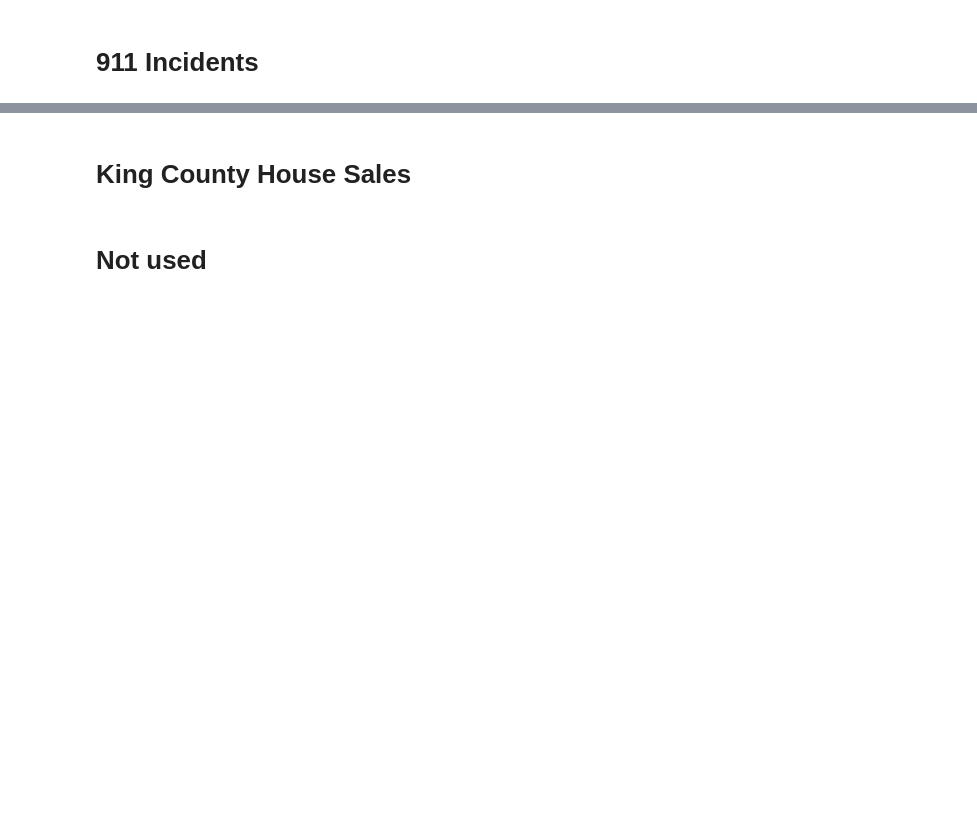
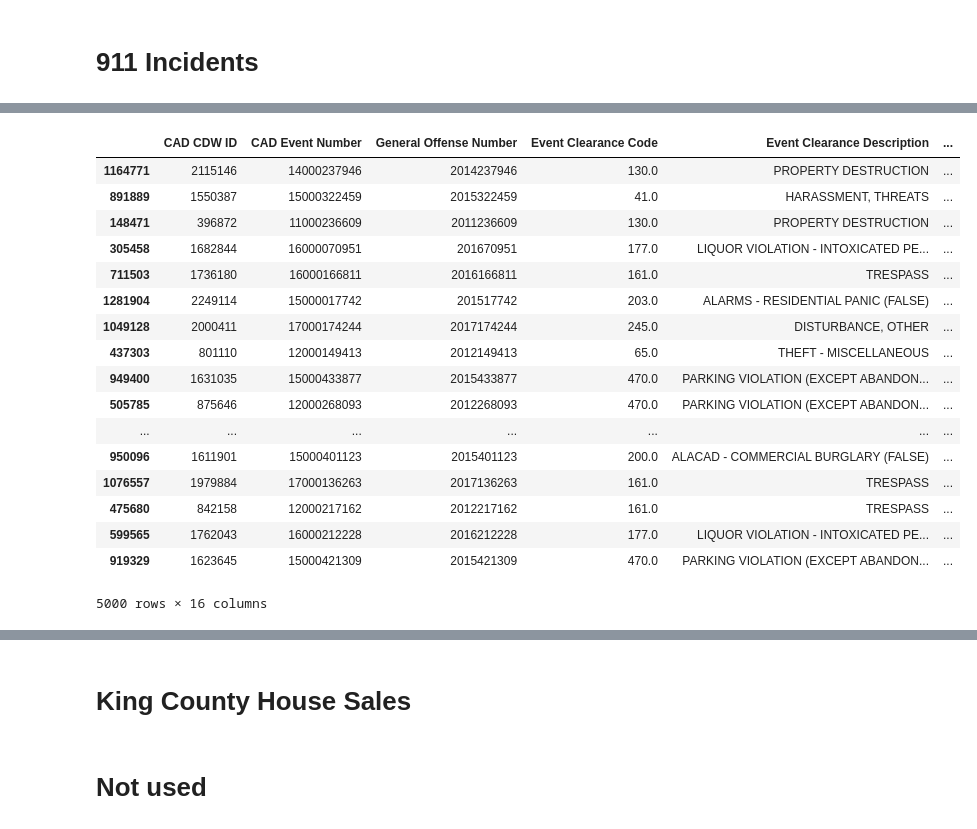
Before and after one commit to samchaaa/gentrification, a Jupyter notebook: gentrification.ipynb, the cells around one changed output, grey strips where cells are left out. Cells and saved outputs as stored; diff of their text form; code cells hidden in the pictures; blank space fills up the shorter version.

```diff
--- a/gentrification.ipynb
+++ b/gentrification.ipynb
@@ -119,29 +111,3 @@ Loading BokehJS ...
-# %%
-p = figure(x_range=(-13630000, -13610000), y_range=(6038000, 6046000),
-           x_axis_type="mercator", y_axis_type="mercator")
-p.add_tile(CARTODBPOSITRON_RETINA)
-
-colors_dict = {2014: '#008000', 2015: '#FF0000'}
-
-for year in data['year'].unique():
-
-    coords = data.loc[data['year'] == year, ['price', 'lat', 'long']]
-    coords['merc'] = coords.apply(lambda x: coords_to_plot(x['lat'], x['long']), axis=1).values
-
-    for coord in coords.index[:500]:
-
-        x, y, price = coords.loc[coord]['merc'][0], coords.loc[coord]['merc'][1], coords.loc[coord]['price']
-
-        p.circle(x = x,
-                 y = y,
-                 size=price/100000,
-                 fill_alpha=.2,
-                 line_color = colors_dict[year],
-                 fill_color = colors_dict[year]
-                )
-
-output_notebook()
-show(p)
 # %% [markdown]
 # SPD Reports
 # %%
@@ -180,0 +204,23 @@ print(data.isnull().sum())
+# %%
+data['year'] = data['Event Clearance Date'].apply(lambda x: x.year)
+# %%
+data
+# %% [output]
+|  | CAD CDW ID | CAD Event Number | General Offense Number | Event Clearance Code | Event Clearance Description | ... |
+| 1164771 | 2115146 | 14000237946 | 2014237946 | 130.0 | PROPERTY DESTRUCTION | ... |
+| 891889 | 1550387 | 15000322459 | 2015322459 | 41.0 | HARASSMENT, THREATS | ... |
+| 148471 | 396872 | 11000236609 | 2011236609 | 130.0 | PROPERTY DESTRUCTION | ... |
+| 305458 | 1682844 | 16000070951 | 201670951 | 177.0 | LIQUOR VIOLATION - INTOXICATED PE... | ... |
+| 711503 | 1736180 | 16000166811 | 2016166811 | 161.0 | TRESPASS | ... |
+| 1281904 | 2249114 | 15000017742 | 201517742 | 203.0 | ALARMS - RESIDENTIAL PANIC (FALSE) | ... |
+| 1049128 | 2000411 | 17000174244 | 2017174244 | 245.0 | DISTURBANCE, OTHER | ... |
+| 437303 | 801110 | 12000149413 | 2012149413 | 65.0 | THEFT - MISCELLANEOUS | ... |
+| 949400 | 1631035 | 15000433877 | 2015433877 | 470.0 | PARKING VIOLATION (EXCEPT ABANDON... | ... |
+| 505785 | 875646 | 12000268093 | 2012268093 | 470.0 | PARKING VIOLATION (EXCEPT ABANDON... | ... |
+| ... | ... | ... | ... | ... | ... | ... |
+| 950096 | 1611901 | 15000401123 | 2015401123 | 200.0 | ALACAD - COMMERCIAL BURGLARY (FALSE) | ... |
+| 1076557 | 1979884 | 17000136263 | 2017136263 | 161.0 | TRESPASS | ... |
+| 475680 | 842158 | 12000217162 | 2012217162 | 161.0 | TRESPASS | ... |
+| 599565 | 1762043 | 16000212228 | 2016212228 | 177.0 | LIQUOR VIOLATION - INTOXICATED PE... | ... |
+| 919329 | 1623645 | 15000421309 | 2015421309 | 470.0 | PARKING VIOLATION (EXCEPT ABANDON... | ... |
+5000 rows × 16 columns
```
Also changed, not shown: parts of 16 cells of this notebook.
